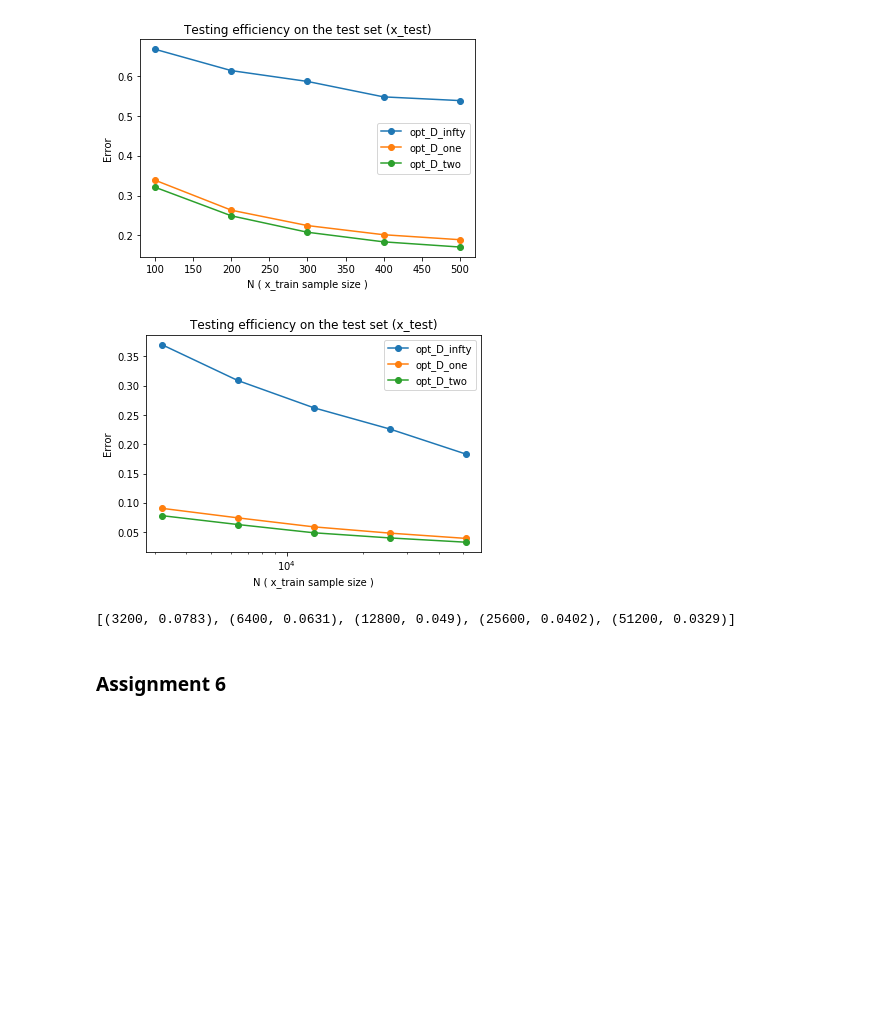
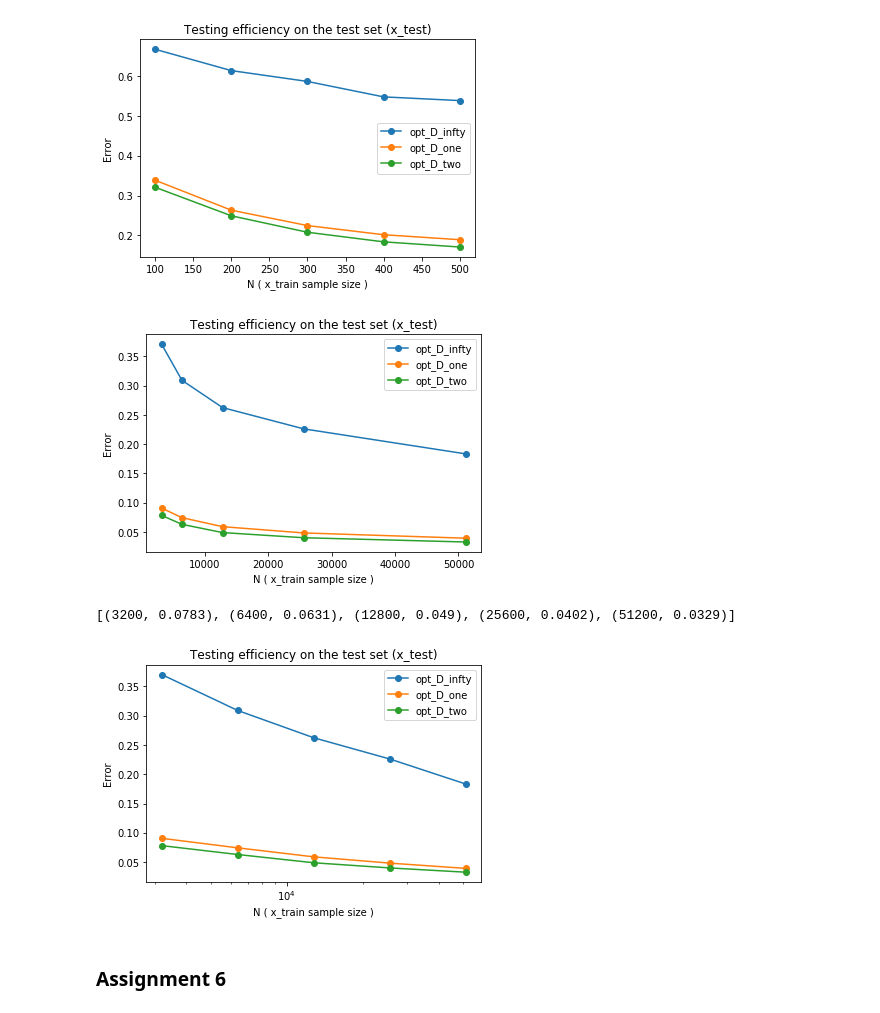
Before and after one commit to fgoliveira87/P1.4_seed, a Jupyter notebook: final_project/complete_solution.ipynb, the cells around one changed output. Saved outputs shown, nothing was run; the diff lists cells and outputs as text; code cells hidden in the pictures; blank space fills up the shorter version.

```diff
--- a/final_project/complete_solution.ipynb
+++ b/final_project/complete_solution.ipynb
@@ -624,32 +624,44 @@ list_eff00=[efficency_on_test(n,'chebyshev') for n in NNN]
 # %%
 y_eff00 = [l[1] for l in list_eff00]
 y_eff11 = [l[1] for l in list_eff11]
 y_eff22 = [l[1] for l in list_eff22]
+
+plt.plot(NNN, y_eff00, '-o')
+plt.plot(NNN, y_eff11, '-o')
+plt.plot(NNN, y_eff22, '-o')
+
+plt.legend(('opt_D_infty','opt_D_one','opt_D_two'),
+           loc = 'upper right' )
+plt.title('Testing efficiency on the test set (x_test)')
+plt.ylabel('Error')
+plt.xlabel('N ( x_train sample size )')
+plt.show()
+print(list_eff22)
 
 plt.xscale('log')
 plt.plot(NNN, y_eff00, '-o')
 plt.plot(NNN, y_eff11, '-o')
 plt.plot(NNN, y_eff22, '-o')
 
 plt.legend(('opt_D_infty','opt_D_one','opt_D_two'),
            loc = 'upper right' )
 plt.title('Testing efficiency on the test set (x_test)')
 plt.ylabel('Error')
 plt.xlabel('N ( x_train sample size )')
 plt.show()
-print(list_eff22)
 #x_eff2 = [l[0] for l in list_eff2]
 #y_eff2 = [l[1] for l in list_eff2]
 #print(x_eff2)
 #print(y_eff2)
 
 #import matplotlib.pyplot as plt
 #plot.xscale('log')
 #plot.plot(x_eff2,y_eff2)
 #plot.plot(x_eff2,y_eff2, 'or')
 #plot.show()
 # %% [output]
-[figure, old version]
+[figure, new version]
 [(3200, 0.0783), (6400, 0.0631), (12800, 0.049), (25600, 0.0402), (51200, 0.0329)]
+[figure, added]
 # %% [markdown]
 ### Assignment 6
```
